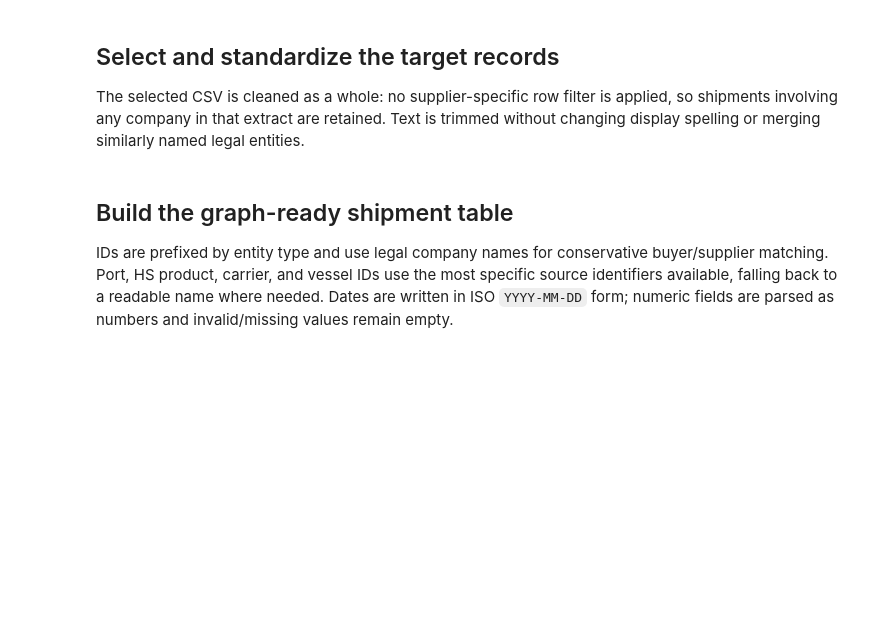
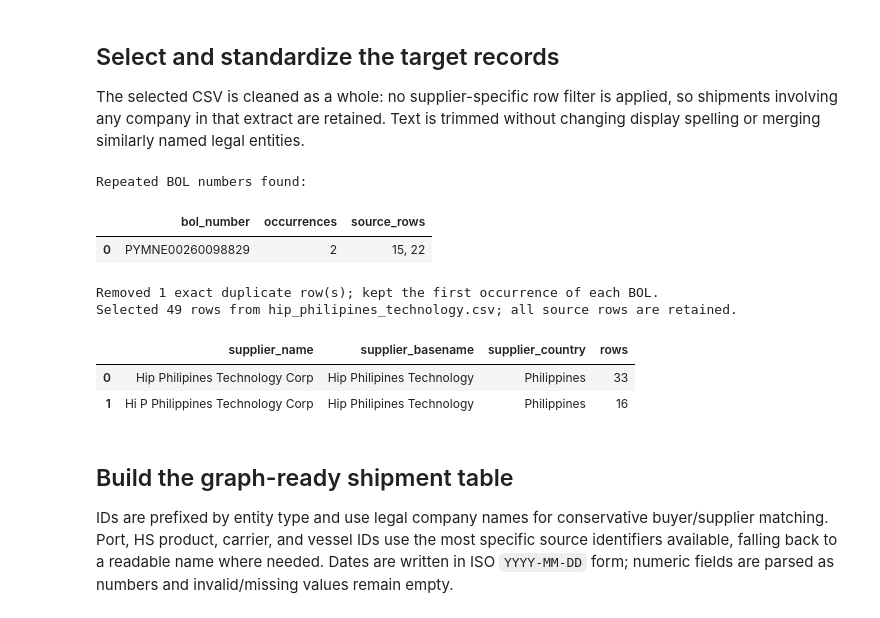
Before and after one commit to Josephus-git/supply-chain-ressilience, a Jupyter notebook: jupyter_notebooks/yeti_csv_cleaning_for_knowledge_graph.ipynb, the cells around one changed output. Drawn from its saved outputs; the diff is of its cells as text; code cells hidden in the pictures; blank space fills up the shorter version.

```diff
--- a/jupyter_notebooks/yeti_csv_cleaning_for_knowledge_graph.ipynb
+++ b/jupyter_notebooks/yeti_csv_cleaning_for_knowledge_graph.ipynb
@@ -41,26 +48,77 @@ The selected CSV is cleaned as a whole: no supplier-specific row filter is appli
 # %%
 def clean_text(series: pd.Series) -> pd.Series:
     values = series.astype("string").str.strip()
     return values.mask(values.eq(""), pd.NA)
 
 
 def make_key(prefix: str, value: object) -> object:
     if pd.isna(value):
         return pd.NA
     slug = re.sub(r"[^a-z0-9]+", "-", str(value).casefold()).strip("-")
     return f"{prefix}:{slug}" if slug else pd.NA
 
 
 text_columns = raw.select_dtypes(include="string").columns
 source = raw.copy()
 source[text_columns] = source[text_columns].apply(clean_text)
+source["bol_number"] = clean_text(source["bol_number"]).str.upper()
+
+duplicate_bol_mask = source["bol_number"].notna() & source["bol_number"].duplicated(keep=False)
+duplicate_bol_rows = source.loc[duplicate_bol_mask]
+duplicate_rows_removed = 0
+if not duplicate_bol_rows.empty:
+    duplicate_summary = (
+        duplicate_bol_rows.groupby("bol_number", as_index=False)
+        .agg(
+            occurrences=("source_row", "size"),
+            source_rows=("source_row", lambda rows: ", ".join(map(str, rows))),
+        )
+    )
+    print("Repeated BOL numbers found:")
+    display(duplicate_summary)
+
+    comparison_columns = [column for column in source.columns if column != "source_row"]
+    exact_duplicate_mask = (
+        source["bol_number"].notna()
+        & source.duplicated(subset=comparison_columns, keep="first")
+    )
+    duplicate_rows_removed = int(exact_duplicate_mask.sum())
+    source = source.loc[~exact_duplicate_mask].copy()
+
+    conflicting_bol_mask = (
+        source["bol_number"].notna()
+        & source["bol_number"].duplicated(keep=False)
+    )
+    if conflicting_bol_mask.any():
+        review_columns = [
+            "source_row", "bol_number", "master_bol_number", "company_name", "supplier_name",
+            "arrival_date", "entry_port", "exit_port", "hs_code", "product_description", "quantity", "weight",
+        ]
+        review_columns = [column for column in review_columns if column in source.columns]
+        print("These repeated BOL records differ. Review the source rows before graph import:")
+        display(source.loc[conflicting_bol_mask, review_columns].sort_values("bol_number"))
+        raise ValueError(
+            "A BOL number has conflicting source records. No conflicting record was discarded; "
+            "resolve the rows shown above in the source data, then rerun the notebook."
+        )
+
+    print(f"Removed {duplicate_rows_removed} exact duplicate row(s); kept the first occurrence of each BOL.")
 
 shipments = source.copy()
 if shipments.empty:
     raise ValueError(f"The selected CSV contains no shipment rows: {SOURCE_PATH}")
 
 print(f"Selected {len(shipments):,} rows from {SOURCE_PATH.name}; all source rows are retained.")
 display(shipments[["supplier_name", "supplier_basename", "supplier_country"]].value_counts(dropna=False).rename("rows").reset_index())
+# %% [output]
+Repeated BOL numbers found:
+|  | bol_number | occurrences | source_rows |
+| 0 | PYMNE00260098829 | 2 | 15, 22 |
+Removed 1 exact duplicate row(s); kept the first occurrence of each BOL.
+Selected 49 rows from hip_philipines_technology.csv; all source rows are retained.
+|  | supplier_name | supplier_basename | supplier_country | rows |
+| 0 | Hip Philipines Technology Corp | Hip Philipines Technology | Philippines | 33 |
+| 1 | Hi P Philippines Technology Corp | Hip Philipines Technology | Philippines | 16 |
 # %% [markdown]
 ## Build the graph-ready shipment table
 
```
Also changed, not shown: parts of 5 cells of this notebook, 2 other files.
